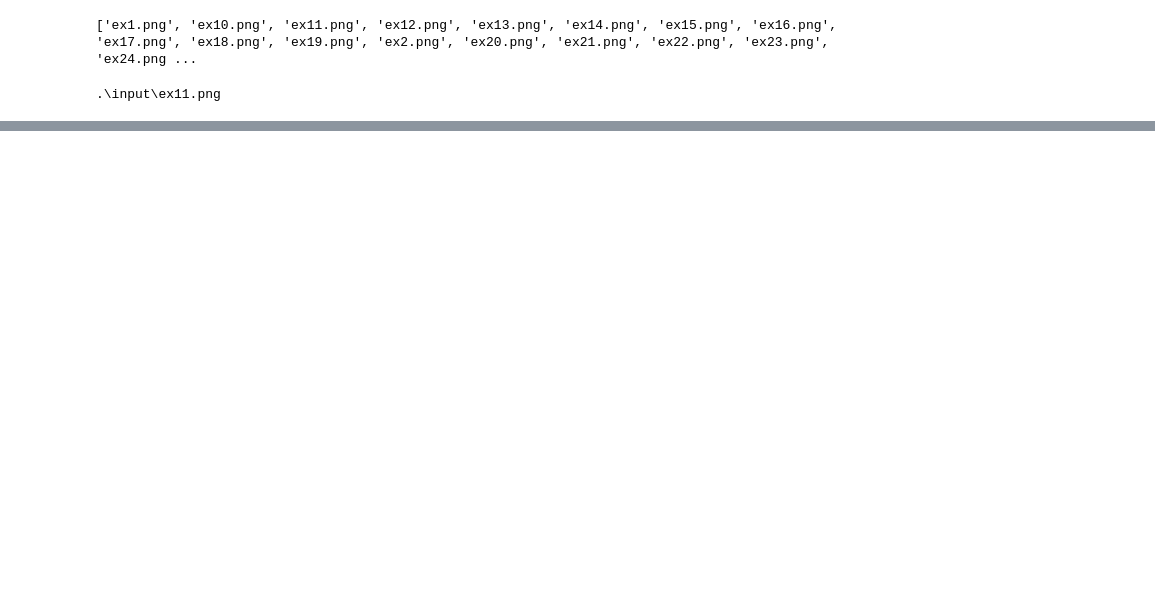
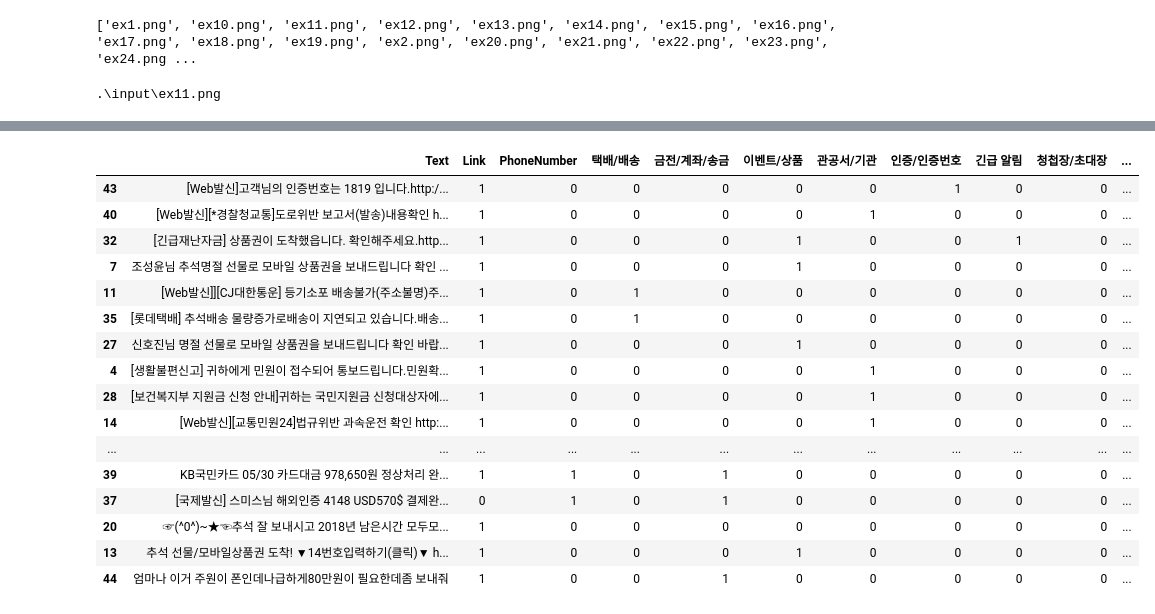
Before and after one commit to melonNamedLove/2024SSDG, a Jupyter notebook: txtmsg_image_to_text/Tesseract_test.ipynb, the cells around one changed output, grey strips where cells are left out. Saved outputs shown, nothing was run; the diff lists cells and outputs as text; code cells hidden in the pictures; blank space fills up the shorter version.

```diff
--- a/txtmsg_image_to_text/Tesseract_test.ipynb
+++ b/txtmsg_image_to_text/Tesseract_test.ipynb
@@ -113,3 +113,5 @@ imageToTexted
 # %%
-pd.DataFrame(imageToTexted, columns='text')
+cleaned_list = [text.replace('\n', '') for text in imageToTexted]
+
+print(cleaned_list)
 # %% [output]
@@ -116,0 +119,4 @@ TypeError: Index(...) must be called with a collection of some kind, 'text' was
+# %%
+df = pd.DataFrame(cleaned_list, columns=['Text'])
+
+print(df)
@@ -116,0 +325,25 @@ TypeError: Index(...) must be called with a collection of some kind, 'text' was
+# %%
+import pandas as pd
+from transformers import BertTokenizer, TFBertModel
+import tensorflow as tf
+from sklearn.metrics.pairwise import cosine_similarity
+import numpy as np
+
+
+# BERT 모델과 토크나이저 로드
+tokenizer = BertTokenizer.from_pretrained('bert-base-multilingual-cased')
+model = TFBertModel.from_pretrained('bert-base-multilingual-cased')
+
+# 텍스트 임베딩 함수
+def embed_text(text):
+    inputs = tokenizer(text, return_tensors='tf', padding=True, truncation=True, max_length=20)
+    outputs = model(**inputs)
+    embeddings = outputs.pooler_output
+    return embeddings.numpy().squeeze()
+
+# DataFrame의 텍스트 컬럼을 임베딩
+embeddings = df['Text'].apply(embed_text)
+embeddings_df = pd.DataFrame(embeddings.tolist())
+
+# 원본 DataFrame과 임베딩 DataFrame 결합
+result_df = pd.concat([df, embeddings_df], axis=1)
@@ -116,0 +638,20 @@ TypeError: Index(...) must be called with a collection of some kind, 'text' was
+# %%
+df_sorted
+# %% [output]
+|  | Text | Link | PhoneNumber | 택배/배송 | 금전/계좌/송금 | 이벤트/상품 | 관공서/기관 | 인증/인증번호 | 긴급 알림 | 청첩장/초대장 | ... |
+| 43 | [Web발신]고객님의 인증번호는 1819 입니다.http:/... | 1 | 0 | 0 | 0 | 0 | 0 | 1 | 0 | 0 | ... |
+| 40 | [Web발신][*경찰청교통]도로위반 보고서(발송)내용확인 h... | 1 | 0 | 0 | 0 | 0 | 1 | 0 | 0 | 0 | ... |
+| 32 | [긴급재난자금] 상품권이 도착했읍니다. 확인해주세요.http... | 1 | 0 | 0 | 0 | 1 | 0 | 0 | 1 | 0 | ... |
+| 7 | 조성윤님 추석명절 선물로 모바일 상품권을 보내드립니다 확인 ... | 1 | 0 | 0 | 0 | 1 | 0 | 0 | 0 | 0 | ... |
+| 11 | [Web발신]][CJ대한통운] 등기소포 배송불가(주소불명)주... | 1 | 0 | 1 | 0 | 0 | 0 | 0 | 0 | 0 | ... |
+| 35 | [롯데택배] 추석배송 물량증가로배송이 지연되고 있습니다.배송... | 1 | 0 | 1 | 0 | 0 | 0 | 0 | 0 | 0 | ... |
+| 27 | 신호진님 명절 선물로 모바일 상품권을 보내드립니다 확인 바랍... | 1 | 0 | 0 | 0 | 1 | 0 | 0 | 0 | 0 | ... |
+| 4 | [생활불편신고] 귀하에게 민원이 접수되어 통보드립니다.민원확... | 1 | 0 | 0 | 0 | 0 | 1 | 0 | 0 | 0 | ... |
+| 28 | [보건복지부 지원금 신청 안내]귀하는 국민지원금 신청대상자에... | 1 | 0 | 0 | 0 | 0 | 1 | 0 | 0 | 0 | ... |
+| 14 | [Web발신][교통민원24]법규위반 과속운전 확인 http:... | 1 | 0 | 0 | 0 | 0 | 1 | 0 | 0 | 0 | ... |
+| ... | ... | ... | ... | ... | ... | ... | ... | ... | ... | ... | ... |
+| 39 | KB국민카드 05/30 카드대금 978,650원 정상처리 완... | 1 | 1 | 0 | 1 | 0 | 0 | 0 | 0 | 0 | ... |
+| 37 | [국제발신] 스미스님 해외인증 4148 USD570$ 결제완... | 0 | 1 | 0 | 1 | 0 | 0 | 0 | 0 | 0 | ... |
+| 20 | ☞(^0^)~★☜추석 잘 보내시고 2018년 남은시간 모두모... | 1 | 0 | 0 | 0 | 0 | 0 | 0 | 0 | 0 | ... |
+| 13 | 추석 선물/모바일상품권 도착! ▼14번호입력하기(클릭)▼ h... | 1 | 0 | 0 | 0 | 1 | 0 | 0 | 0 | 0 | ... |
+| 44 | 엄마나 이거 주원이 폰인데나급하게80만원이 필요한데좀 보내줘 | 1 | 0 | 0 | 1 | 0 | 0 | 0 | 0 | 0 | ... |
```
Also changed, not shown: parts of 33 cells of this notebook, 14 other files.
